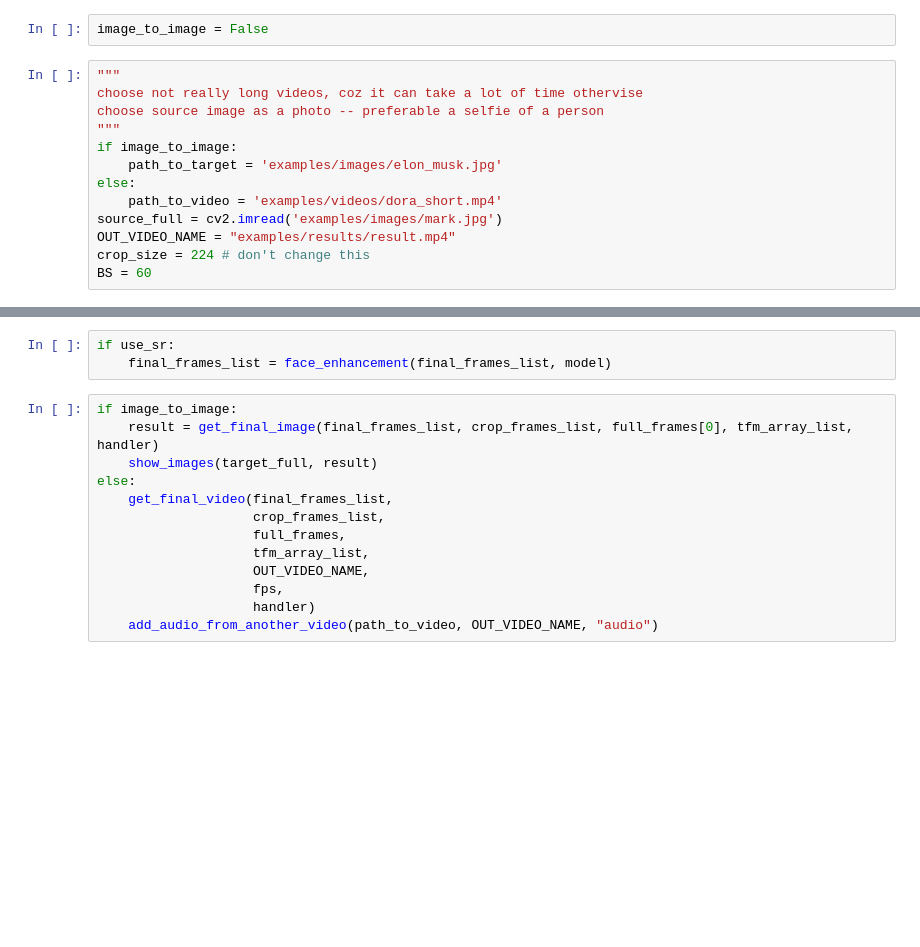
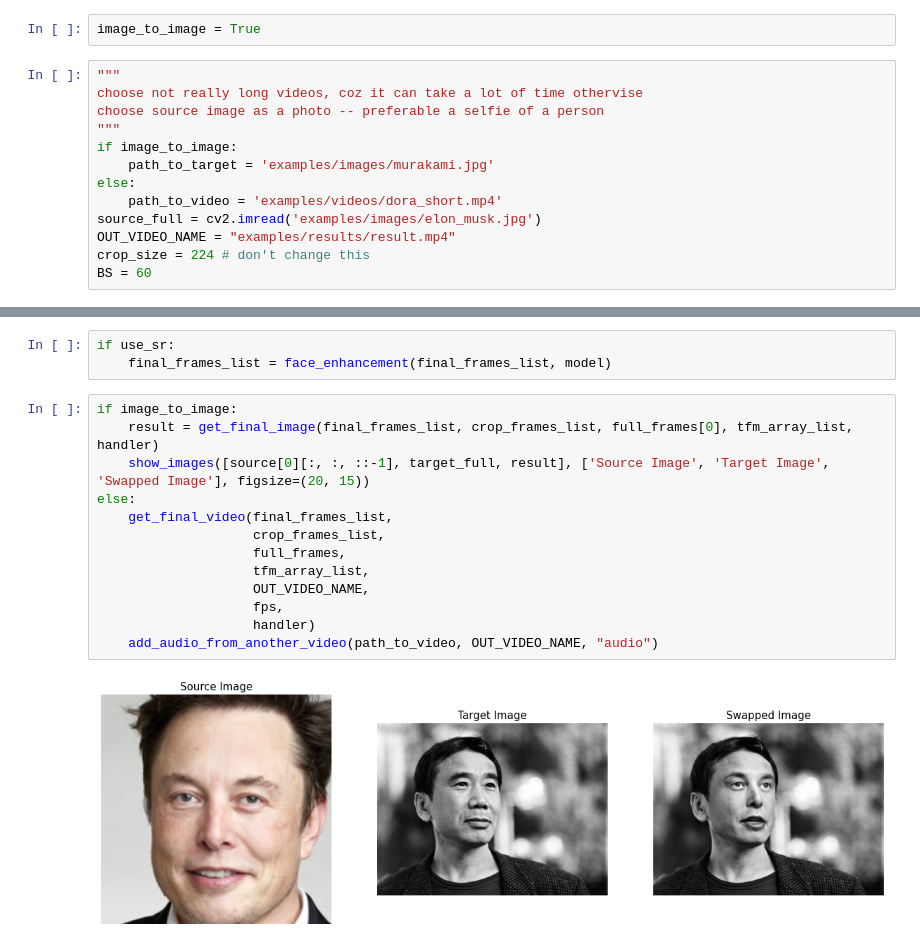
Before and after one commit to ai-forever/ghost, a Jupyter notebook: SberSwapInference.ipynb, the cells around one changed output, grey strips where cells are left out. Drawn from its saved outputs; the diff is of its cells as text; blank space fills up the shorter version.

Commit message:
fixed show images function (#5)

```diff
--- a/SberSwapInference.ipynb
+++ b/SberSwapInference.ipynb
@@ -58,17 +58,17 @@ set det-size: (640, 640)
 # %% [markdown]
 ### Set here path to source image and video for faceswap
 # %%
-image_to_image = False
+image_to_image = True
 # %%
 """
 choose not really long videos, coz it can take a lot of time othervise
 choose source image as a photo -- preferable a selfie of a person
 """
 if image_to_image:
-    path_to_target = 'examples/images/elon_musk.jpg'
+    path_to_target = 'examples/images/murakami.jpg'
 else:
     path_to_video = 'examples/videos/dora_short.mp4'
-source_full = cv2.imread('examples/images/mark.jpg')
+source_full = cv2.imread('examples/images/elon_musk.jpg')
 OUT_VIDEO_NAME = "examples/results/result.mp4"
 crop_size = 224 # don't change this
 BS = 60
@@ -112,16 +112,18 @@ if use_sr:
 # %%
 if image_to_image:
     result = get_final_image(final_frames_list, crop_frames_list, full_frames[0], tfm_array_list, handler)
-    show_images(target_full, result)
+    show_images([source[0][:, :, ::-1], target_full, result], ['Source Image', 'Target Image', 'Swapped Image'], figsize=(20, 15))
 else:
     get_final_video(final_frames_list,
                     crop_frames_list,
                     full_frames,
                     tfm_array_list,
                     OUT_VIDEO_NAME,
                     fps,
                     handler)
     add_audio_from_another_video(path_to_video, OUT_VIDEO_NAME, "audio")
+# %% [output]
+[figure, added]
 # %%
 print(f'Full pipeline took {time.time() - START_TIME}')
 if not image_to_image:
```
Also changed, not shown: parts of 1 cell of this notebook, 1 other file.
